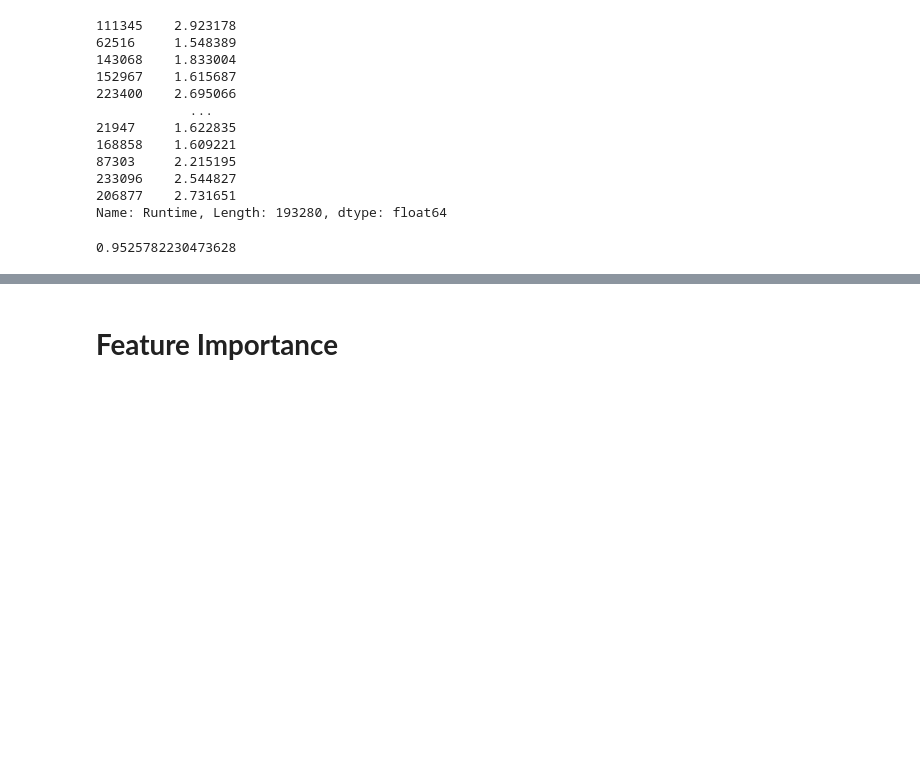
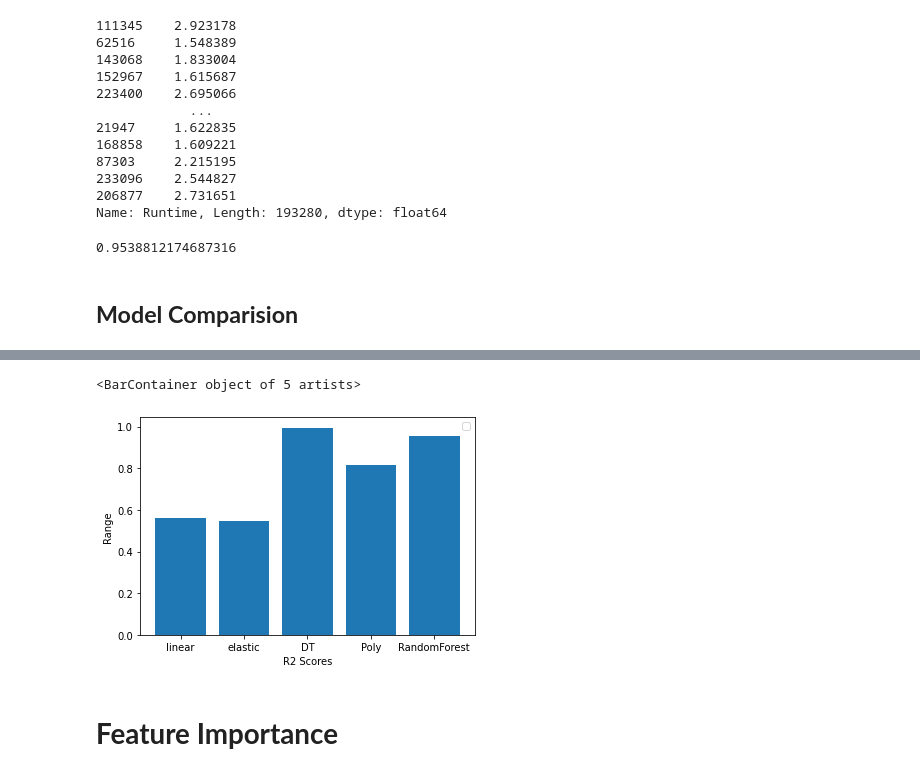
Before and after one commit to SAIKUMAR-AI/Capstone-project, a Jupyter notebook: SGEMM_GPU_Kernel_Performance.ipynb, the cells around one changed output, grey strips where cells are left out. Drawn from its saved outputs; the diff is of its cells as text; code cells hidden in the pictures; blank space fills up the shorter version.

```diff
--- a/SGEMM_GPU_Kernel_Performance.ipynb
+++ b/SGEMM_GPU_Kernel_Performance.ipynb
@@ -612,8 +611,8 @@ print("RSME", RSME)
 MSE:  0.10861655543663322
 RSME 0.32957025872586443
 # %%
-r2 = r2_score(y_test, y_pred_ela)
-print("R2 :" ,r2)
+r2_ele = r2_score(y_test, y_pred_ela)
+print("R2 :" ,r2_ele)
 print("Adjusted R2 : ",1-(1-r2_score(y_test, y_pred_ela))*(x_test.shape[0]-1)/(x_test.shape[0]-x_test.shape[1]-1))
 # %% [output]
 R2 : 0.5478624822068332
@@ -673,7 +672,8 @@ x_test_trans = poly.transform(x_test)
 lr=LinearRegression()
 lr.fit(x_train_trans,y_train)
 y_pred_poly = lr.predict(x_test_trans)
-print(r2_score(y_test, y_pred_poly))
+R2_poly=r2_score(y_test, y_pred_poly)
+print(R2_poly)
 # %% [output]
 0.8135564787329411
 # %%
@@ -752,5 +752,6 @@ y_test
 Name: Runtime, Length: 193280, dtype: float64
 # %%
 #measure the score
-print(r2_score(y_test, y_pred_dt))
+R2_dt=r2_score(y_test, y_pred_dt)
+print(R2_dt)
 # %% [output]
@@ -850,6 +851,19 @@ y_test
 206877    2.731651
 Name: Runtime, Length: 193280, dtype: float64
 # %%
-print(r2_score(y_test,y_pred_rf))
+R2_rf=r2_score(y_test,y_pred_rf)
+print(R2_rf)
 # %% [output]
-0.9525782230473628
+0.9538812174687316
+# %% [markdown]
+## **Model Comparision**
+# %%
+comparision=[r2,r2_ele,R2_dt,R2_poly,R2_rf]
+names=['linear','elastic','DT','Poly','RandomForest']
+x=np.arange(len(comparision))
+plt.xlabel('R2 Scores')
+plt.ylabel('Range')
+plt.legend()
+plt.xticks(x,names)
+plt.bar(x,comparision)
+# %% [output]
@@ -856,3 +871,5 @@ print(r2_score(y_test,y_pred_rf))
+<BarContainer object of 5 artists>
+[figure, added]
 # %% [markdown]
 # **Feature Importance**
 # %%
```
Also changed, not shown: parts of 7 cells of this notebook.
